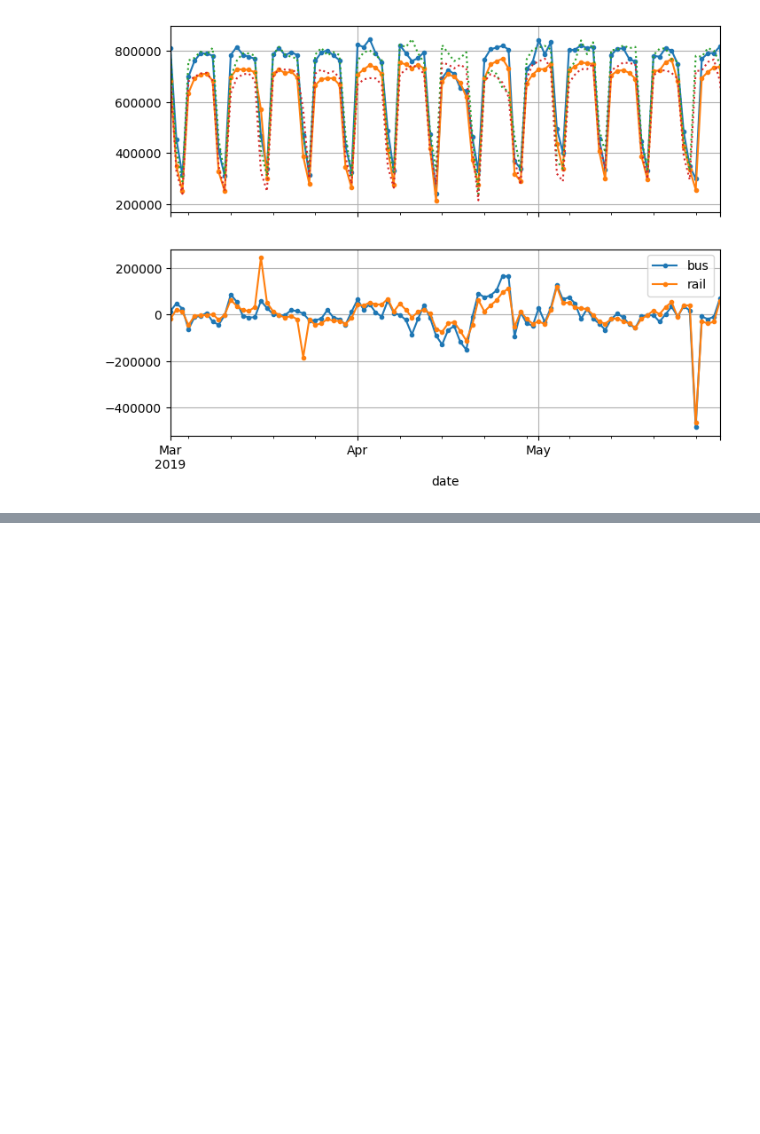
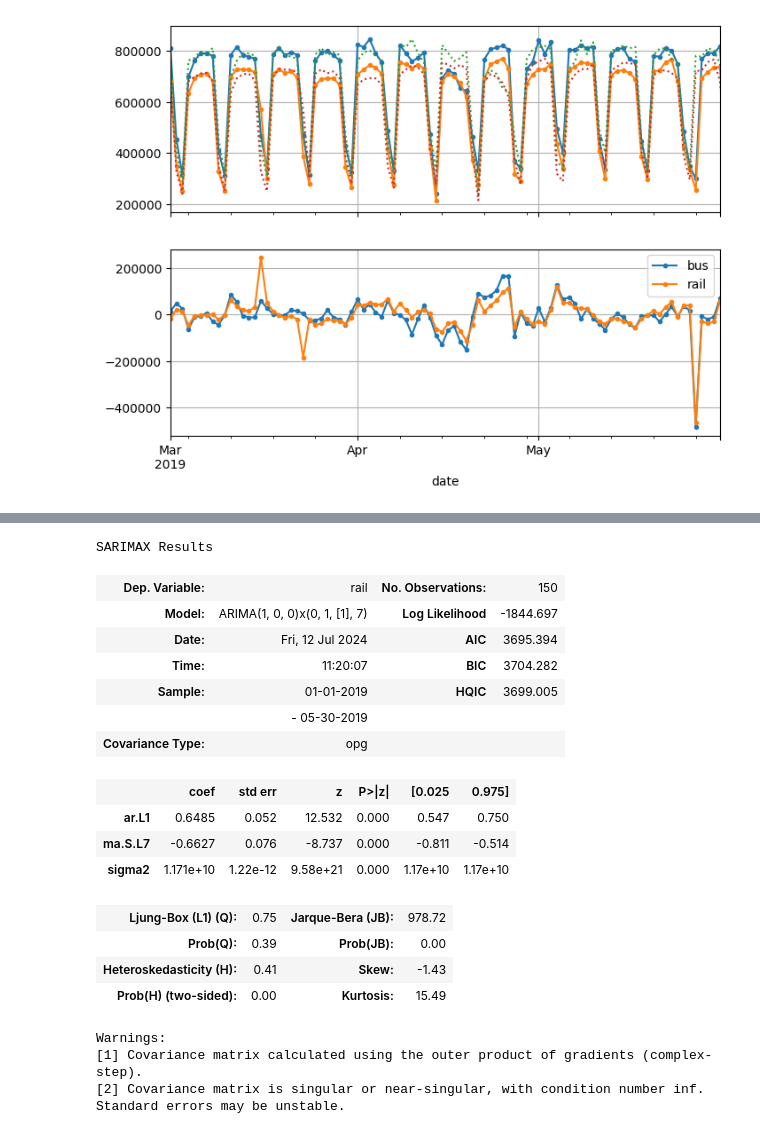
Before and after one commit to Elmir22/Data-science-ML-models-, a Jupyter notebook: Times_series_2.ipynb, the cells around one changed output, grey strips where cells are left out. Cells and saved outputs as stored; diff of their text form; code cells hidden in the pictures; blank space fills up the shorter version.

```diff
--- a/Times_series_2.ipynb
+++ b/Times_series_2.ipynb
@@ -61,0 +107,22 @@ plt.show()
+# %%
+model.summary()
+# %% [output]
+SARIMAX Results
+| Dep. Variable: | rail | No. Observations: | 150 |
+| Model: | ARIMA(1, 0, 0)x(0, 1, [1], 7) | Log Likelihood | -1844.697 |
+| Date: | Fri, 12 Jul 2024 | AIC | 3695.394 |
+| Time: | 11:20:07 | BIC | 3704.282 |
+| Sample: | 01-01-2019 | HQIC | 3699.005 |
+|  | - 05-30-2019 |  |  |
+| Covariance Type: | opg |  |  |
+|  | coef | std err | z | P>|z| | [0.025 | 0.975] |
+| ar.L1 | 0.6485 | 0.052 | 12.532 | 0.000 | 0.547 | 0.750 |
+| ma.S.L7 | -0.6627 | 0.076 | -8.737 | 0.000 | -0.811 | -0.514 |
+| sigma2 | 1.171e+10 | 1.22e-12 | 9.58e+21 | 0.000 | 1.17e+10 | 1.17e+10 |
+| Ljung-Box (L1) (Q): | 0.75 | Jarque-Bera (JB): | 978.72 |
+| Prob(Q): | 0.39 | Prob(JB): | 0.00 |
+| Heteroskedasticity (H): | 0.41 | Skew: | -1.43 |
+| Prob(H) (two-sided): | 0.00 | Kurtosis: | 15.49 |
+Warnings:
+[1] Covariance matrix calculated using the outer product of gradients (complex-step).
+[2] Covariance matrix is singular or near-singular, with condition number inf. Standard errors may be unstable.
```
Also changed, not shown: parts of 21 cells of this notebook.
